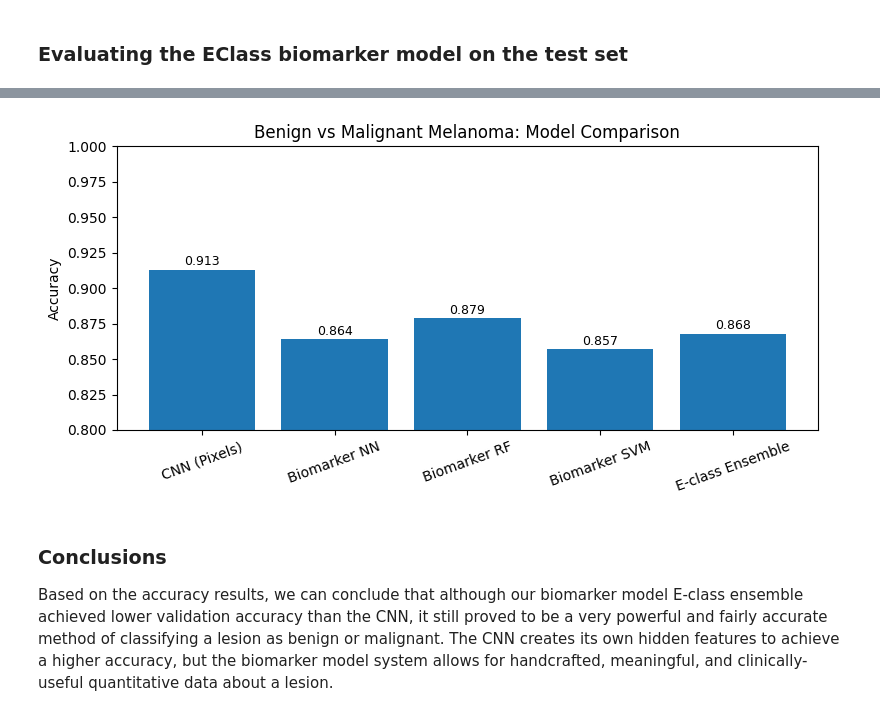
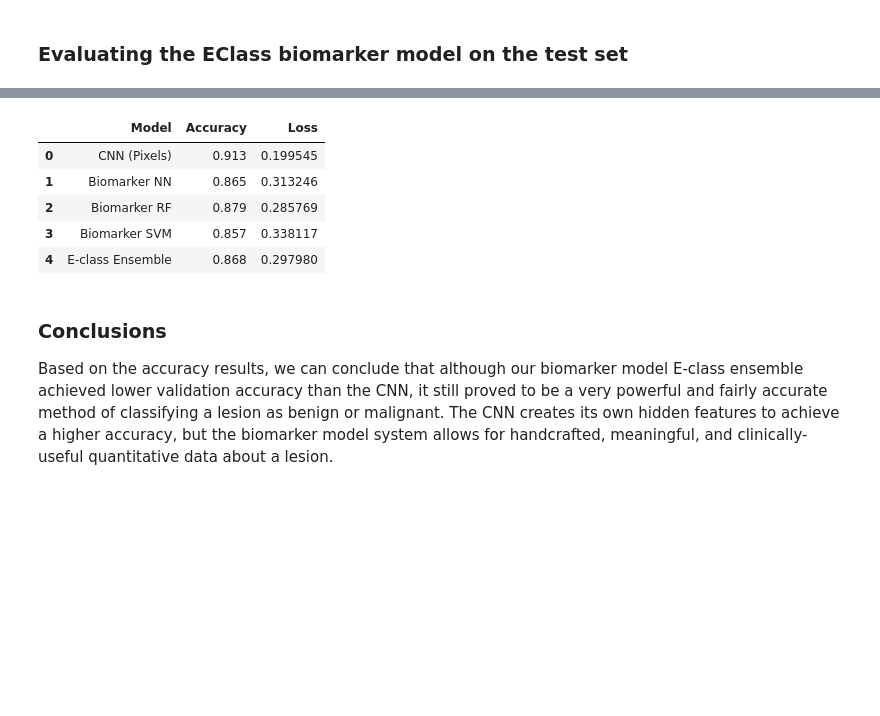
Before and after one commit to eshahrestany/cs184aproj, a Jupyter notebook: project.ipynb, the cells around one changed output, grey strips where cells are left out. Cells and saved outputs as stored; diff of their text form; code cells hidden in the pictures; blank space fills up the shorter version.

Commit message:
add loss function to biomarker models, add html notebook

```diff
--- a/project.ipynb
+++ b/project.ipynb
@@ -365,43 +391,43 @@ E-class Ensemble Acc:  0.8680
 # %%
-from matplotlib import pyplot as plt
+import pandas as pd
 
-model_names = [
-    "CNN (Pixels)",
-    "Biomarker NN",
-    "Biomarker RF",
-    "Biomarker SVM",
-    "E-class Ensemble",
+model_rows = [
+    {
+        "Model": "CNN (Pixels)",
+        "Accuracy": cnn_test_acc,
+        "Loss": cnn_test_loss,
+    },
+    {
+        "Model": "Biomarker NN",
+        "Accuracy": nn_acc,
+        "Loss": nn_loss,
+    },
+    {
+        "Model": "Biomarker RF",
+        "Accuracy": rf_acc,
+        "Loss": rf_loss,
+    },
+    {
+        "Model": "Biomarker SVM",
+        "Accuracy": svm_acc,
+        "Loss": svm_loss,
+    },
+    {
+        "Model": "E-class Ensemble",
+        "Accuracy": e_acc,
+        "Loss": e_loss,
+    },
 ]
 
-accuracies = [
-    cnn_test_acc,
-    nn_acc,
-    rf_acc,
-    svm_acc,
-    e_acc,
-]
-
-plt.figure(figsize=(8, 4))
-bars = plt.bar(model_names, accuracies)
-plt.ylim(0.80, 1.00)   # <-- updated scaling (80% to 100%)
-plt.ylabel("Accuracy")
-plt.title("Benign vs Malignant Melanoma: Model Comparison")
-
-for bar, acc in zip(bars, accuracies):
-    plt.text(
-        bar.get_x() + bar.get_width() / 2,
-        bar.get_height() + 0.001,   # small offset since the axis is tighter now
-        f"{acc:.3f}",
-        ha="center",
-        va="bottom",
-        fontsize=9,
-    )
-
-plt.xticks(rotation=20)
-plt.tight_layout()
-plt.show()
+results_df = pd.DataFrame(model_rows)
+results_df
 # %% [output]
-[figure, removed]
+|  | Model | Accuracy | Loss |
+| 0 | CNN (Pixels) | 0.913 | 0.199545 |
+| 1 | Biomarker NN | 0.865 | 0.313246 |
+| 2 | Biomarker RF | 0.879 | 0.285769 |
+| 3 | Biomarker SVM | 0.857 | 0.338117 |
+| 4 | E-class Ensemble | 0.868 | 0.297980 |
 # %% [markdown]
 ### Conclusions
 Based on the accuracy results, we can conclude that although our biomarker model E-class ensemble achieved lower validation accuracy than the CNN, it still proved to be a very powerful and fairly accurate method of classifying a lesion as benign or malignant. The CNN creates its own hidden features to achieve a higher accuracy, but the biomarker model system allows for handcrafted, meaningful, and clinically-useful quantitative data about a lesion.
```
Also changed, not shown: parts of 3 cells of this notebook, 2 other files.
